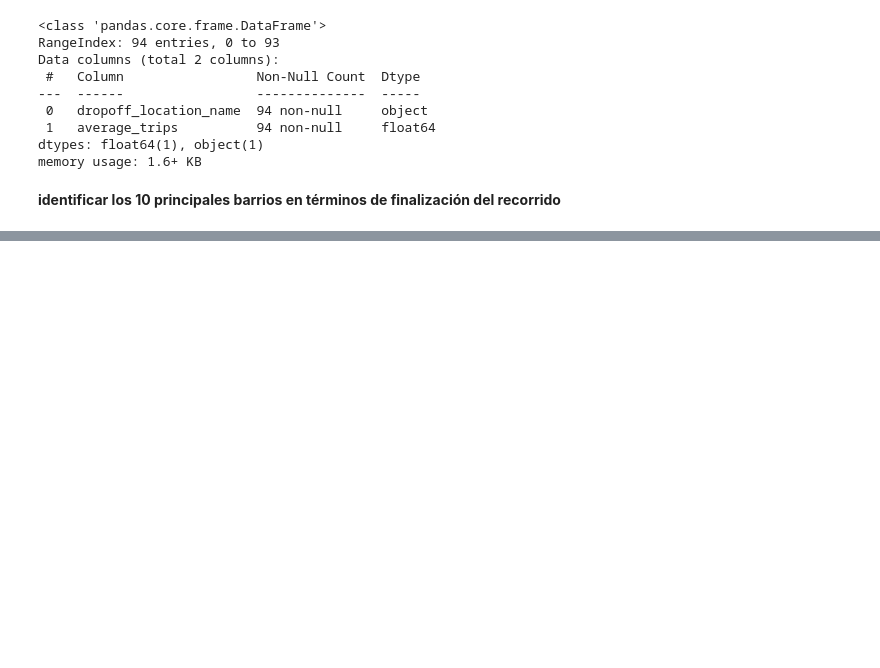
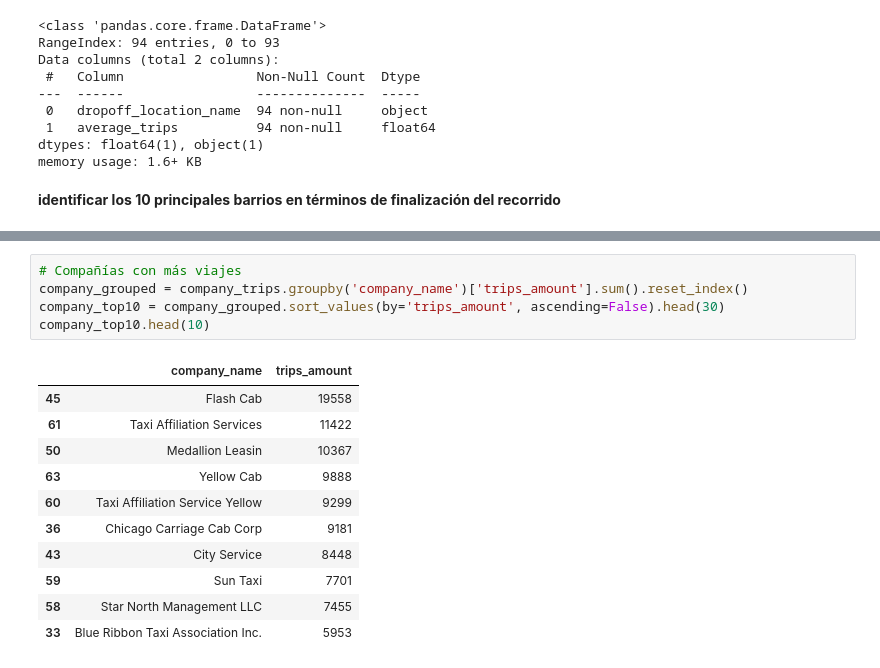
Before and after one commit to latostadorano/tt_s8_taxis, a Jupyter notebook: taxis.ipynb, the cells around one changed output, grey strips where cells are left out. Drawn from its saved outputs; the diff is of its cells as text; blank space fills up the shorter version.

```diff
--- a/taxis.ipynb
+++ b/taxis.ipynb
@@ -122,0 +160,17 @@ top_10_list
+# %%
+# Compañías con más viajes
+company_grouped = company_trips.groupby('company_name')['trips_amount'].sum().reset_index()
+company_top10 = company_grouped.sort_values(by='trips_amount', ascending=False).head(30)
+company_top10.head(10)
+# %% [output]
+|  | company_name | trips_amount |
+| 45 | Flash Cab | 19558 |
+| 61 | Taxi Affiliation Services | 11422 |
+| 50 | Medallion Leasin | 10367 |
+| 63 | Yellow Cab | 9888 |
+| 60 | Taxi Affiliation Service Yellow | 9299 |
+| 36 | Chicago Carriage Cab Corp | 9181 |
+| 43 | City Service | 8448 |
+| 59 | Sun Taxi | 7701 |
+| 58 | Star North Management LLC | 7455 |
+| 33 | Blue Ribbon Taxi Association Inc. | 5953 |
```
Also changed, not shown: parts of 12 cells of this notebook.
